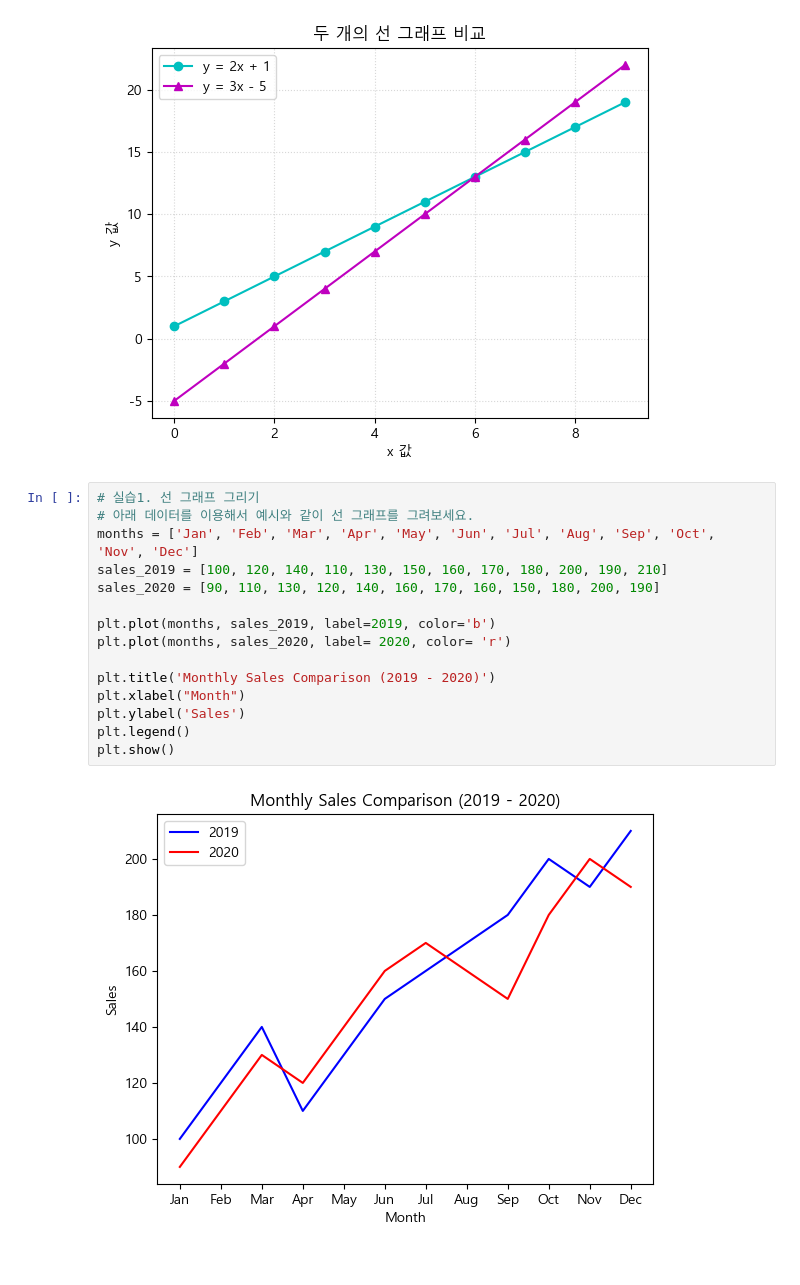
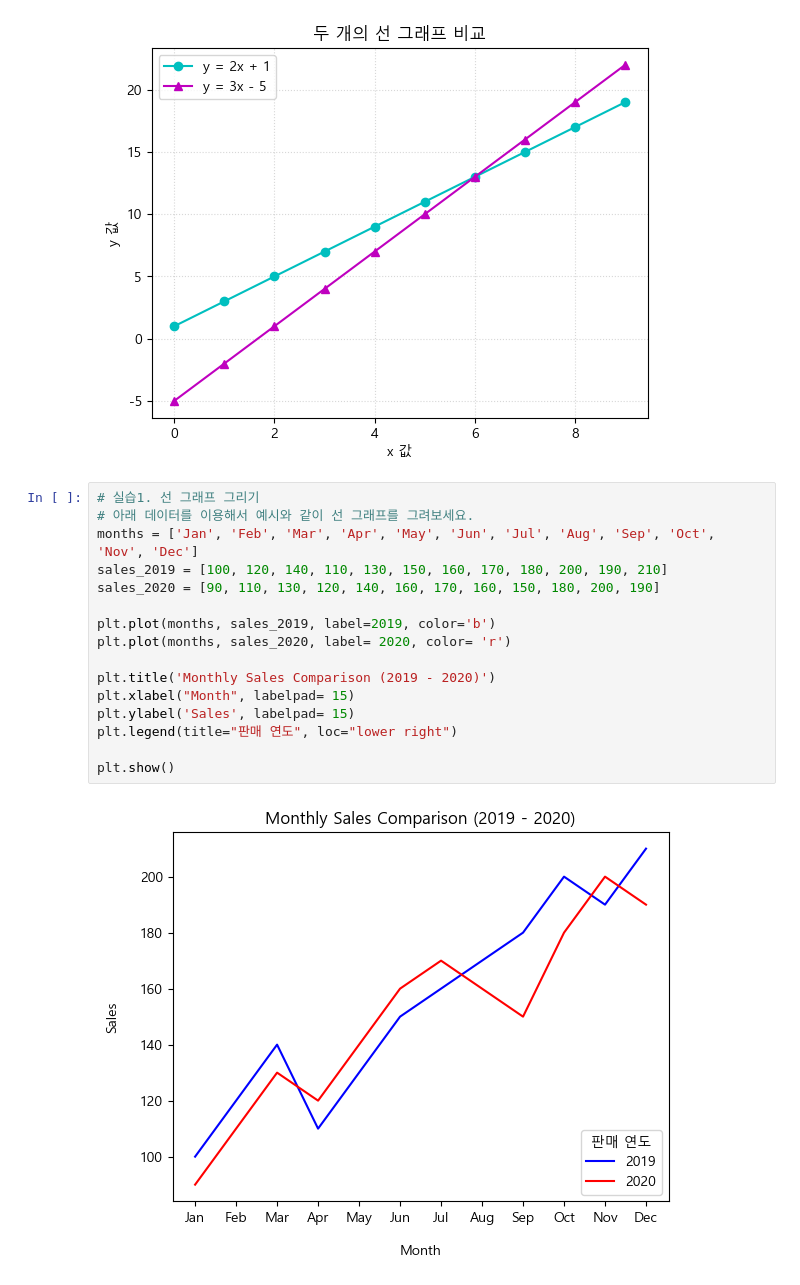
Before and after one commit to kimwjdhyun/KDT_RE_5th_Python, a Jupyter notebook: DataAnalysis/07_matplotlib.ipynb, the cells around one changed output. Cells and saved outputs as stored; diff of their text form.

```diff
--- a/DataAnalysis/07_matplotlib.ipynb
+++ b/DataAnalysis/07_matplotlib.ipynb
@@ -121,17 +121,18 @@ plt.show()
 # %%
 # 실습1. 선 그래프 그리기
 # 아래 데이터를 이용해서 예시와 같이 선 그래프를 그려보세요.
 months = ['Jan', 'Feb', 'Mar', 'Apr', 'May', 'Jun', 'Jul', 'Aug', 'Sep', 'Oct', 'Nov', 'Dec']
 sales_2019 = [100, 120, 140, 110, 130, 150, 160, 170, 180, 200, 190, 210]
 sales_2020 = [90, 110, 130, 120, 140, 160, 170, 160, 150, 180, 200, 190]
 
 plt.plot(months, sales_2019, label=2019, color='b')
 plt.plot(months, sales_2020, label= 2020, color= 'r')
 
 plt.title('Monthly Sales Comparison (2019 - 2020)')
-plt.xlabel("Month")
-plt.ylabel('Sales')
-plt.legend()
+plt.xlabel("Month", labelpad= 15)
+plt.ylabel('Sales', labelpad= 15)
+plt.legend(title="판매 연도", loc="lower right")
+
 plt.show()
 # %% [output]
-[figure, old version]
+[figure, new version]
```
Also changed, not shown: parts of 7 cells of this notebook.
